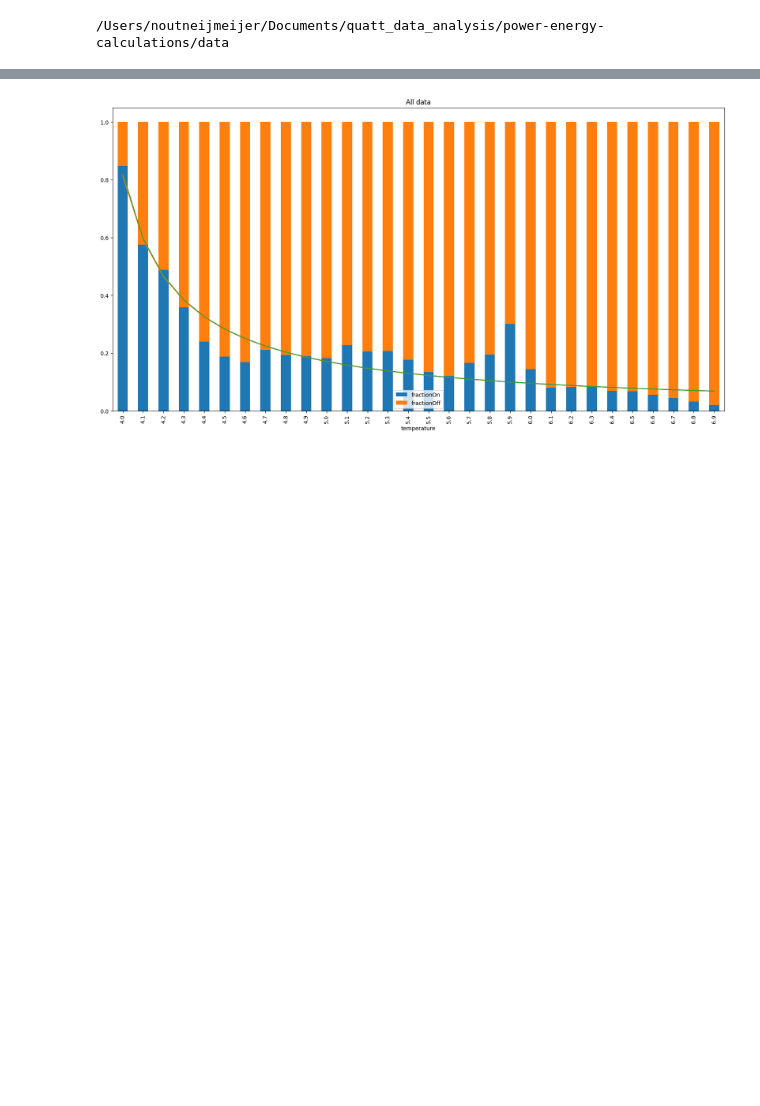
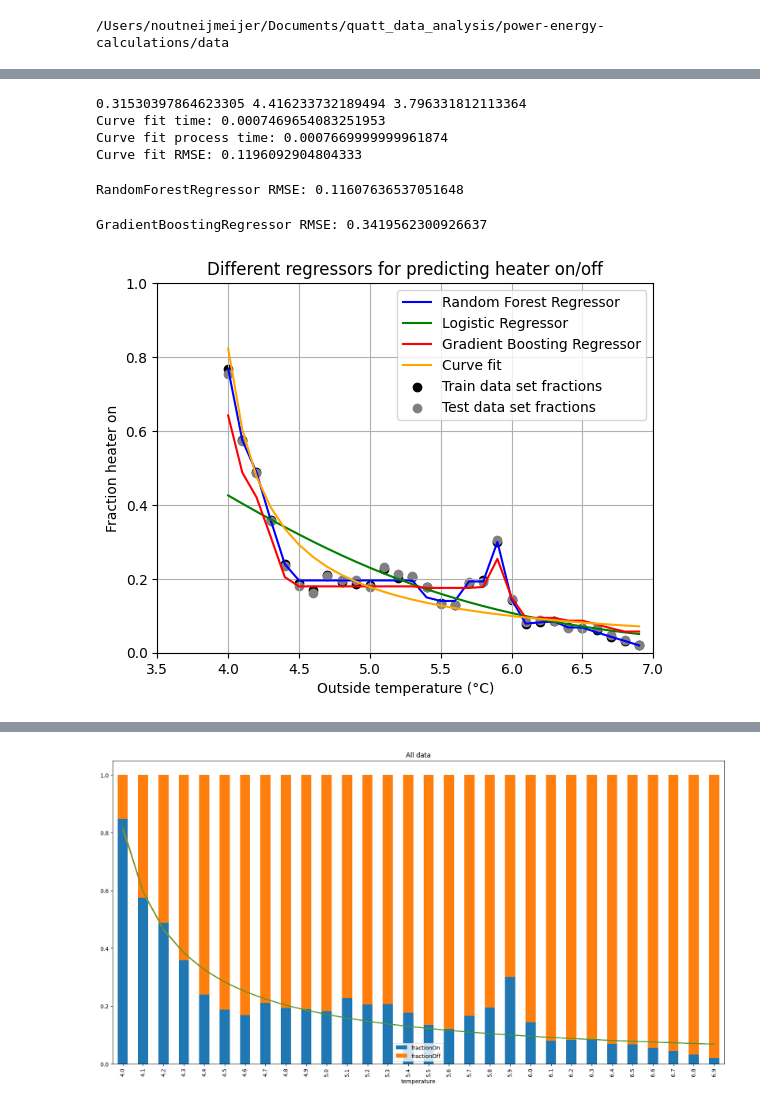
Before and after one commit to season0112/quatt_data_analysis, a Jupyter notebook: power-energy-calculations/historical-data/01_explorative_analysis_replacement_bottomplateheaterenable.ipynb, the cells around one changed output, grey strips where cells are left out. Drawn from its saved outputs; the diff is of its cells as text; code cells hidden in the pictures; blank space fills up the shorter version.

```diff
--- a/power-energy-calculations/historical-data/01_explorative_analysis_replacement_bottomplateheaterenable.ipynb
+++ b/power-energy-calculations/historical-data/01_explorative_analysis_replacement_bottomplateheaterenable.ipynb
@@ -55,0 +91,46 @@ for cic in cics:
+# %%
+# fit specific curve
+def func_1(x, a, b, c):
+    return 1 / (a + b*(x-c))
+
+popt = curve_fit(func_1, X_train, y_train)[0]
+
+print(*popt)
+
+st = time.time()
+stp = time.process_time()
+y_pred_1 = func_1(X_test, *popt)
+et = time.time()
+etp = time.process_time()
+print(f'Curve fit time: {et-st}')
+print(f'Curve fit process time: {etp-stp}')
+print(f'Curve fit RMSE: {mean_squared_error(y_test, y_pred_1)}')
+# %% [output]
+0.31530397864623305 4.416233732189494 3.796331812113364
+Curve fit time: 0.0007469654083251953
+Curve fit process time: 0.0007669999999961874
+Curve fit RMSE: 0.1196092904804333
+# %%
+# fit random forest regressor
+rfr = RandomForestRegressor(n_estimators=20, random_state=42, oob_score=True, max_depth=5)
+rfr.fit(X_train.values.reshape(-1,1), y_train.values.reshape(-1,1))
+
+# st = time.time()
+# stp = time.process_time()
+y_pred_rfr = rfr.predict(X_test.values.reshape(-1,1))
+# et = time.time()
+# etp = time.process_time()
+# print(f'Curve fit time: {et-st}')
+# print(f'Curve fit process time: {etp-stp}')
+print(f'RandomForestRegressor RMSE: {mean_squared_error(y_test, y_pred_rfr)}')
+# %% [output]
+RandomForestRegressor RMSE: 0.11607636537051648
+# %%
+# fit gradient boosting regressor
+gbr = GradientBoostingRegressor(n_estimators=15, random_state=42)
+gbr.fit(X_train.values.reshape(-1,1), y_train.values.reshape(-1,1))
+
+y_pred_grr = gbr.predict(X_test.values.reshape(-1,1))
+print(f'GradientBoostingRegressor RMSE: {mean_squared_error(y_test, y_pred_grr, squared=False)}')
+# %% [output]
+GradientBoostingRegressor RMSE: 0.3419562300926637
@@ -55,0 +154,26 @@ for cic in cics:
+# %%
+# plot results
+count_heater_on_train = X_train[y_train==1].groupby(X_train.round(1)).count()
+count_heater_off_train = X_train[y_train==0].groupby(X_train.round(1)).count()
+frac_heater_on_train = count_heater_on_train/(count_heater_on_train + count_heater_off_train)
+
+count_heater_on_test = X_test[y_test==1].groupby(X_test.round(1)).count()
+count_heater_off_test = X_test[y_test==0].groupby(X_test.round(1)).count()
+frac_heater_on_test = count_heater_on_test/(count_heater_on_test + count_heater_off_test)
+
+plt.plot(X_grid, rfr.predict(X_grid.reshape(-1,1)), color='blue', label='Random Forest Regressor')
+plt.plot(X_grid, lr.predict_proba(X_grid.reshape(-1,1))[:,1], color='green', label='Logistic Regressor')
+plt.plot(X_grid, gbr.predict(X_grid.reshape(-1,1)), color='red', label='Gradient Boosting Regressor')
+plt.plot(X_grid, func_1(X_grid, *popt), color='orange', label='Curve fit')
+plt.scatter(frac_heater_on_train.index, frac_heater_on_train.values, color='black', label='Train data set fractions')
+plt.scatter(frac_heater_on_test.index, frac_heater_on_test.values, color='grey', label='Test data set fractions')
+plt.title('Different regressors for predicting heater on/off')
+plt.xlabel('Outside temperature (°C)')
+plt.ylabel('Fraction heater on')
+plt.legend()
+plt.grid()
+plt.xlim(3.5,7)
+plt.ylim(0,1)
+plt.show()
+# %% [output]
+[figure, added]
```
Also changed, not shown: parts of 20 cells of this notebook, 2 other files.
